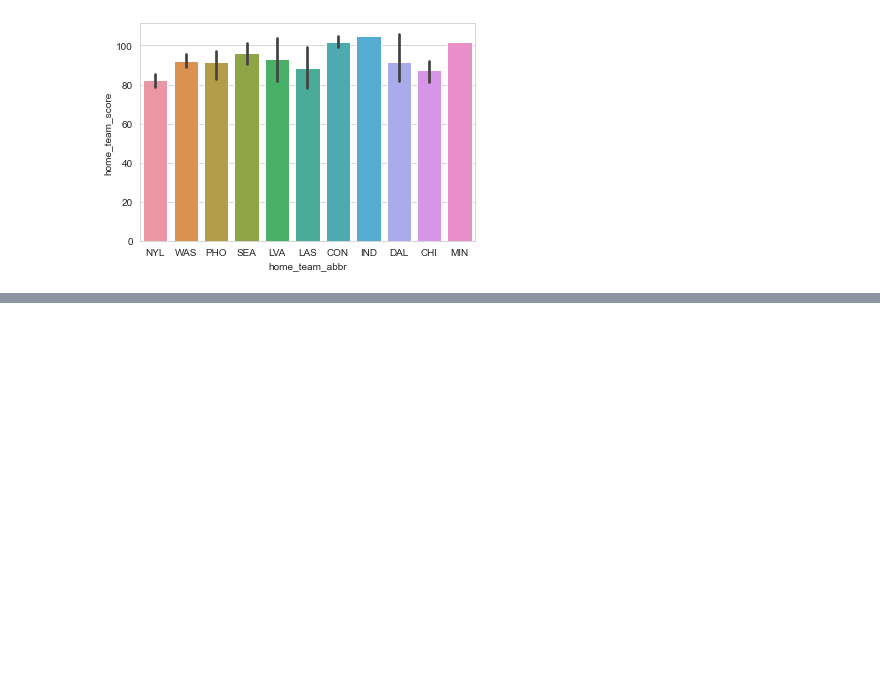
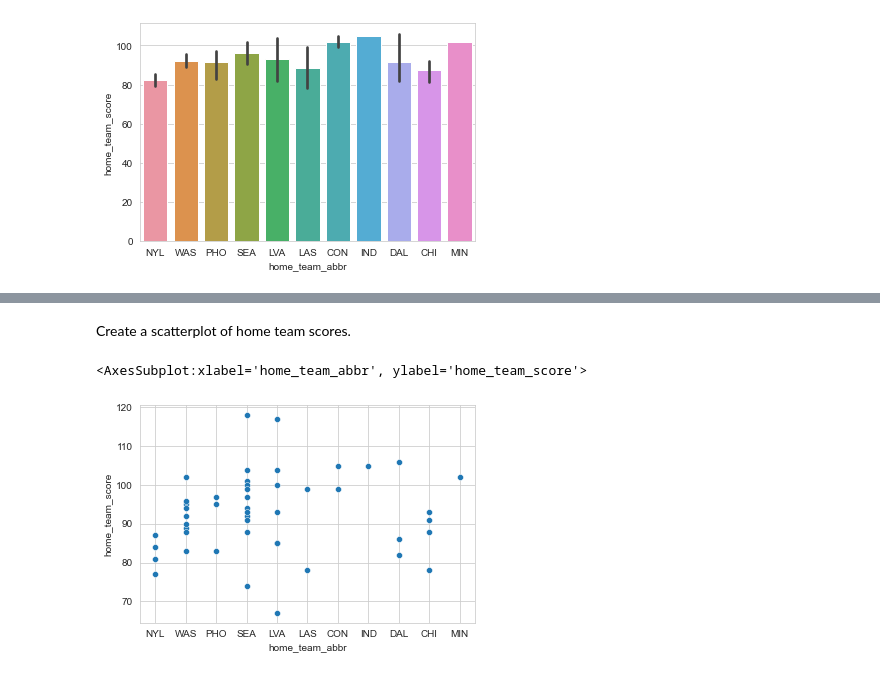
Before and after one commit to larsz-o/wnbaData, a Jupyter notebook: wnbaData.ipynb, the cells around one changed output, grey strips where cells are left out. Drawn from its saved outputs; the diff is of its cells as text; code cells hidden in the pictures; blank space fills up the shorter version.

```diff
--- a/wnbaData.ipynb
+++ b/wnbaData.ipynb
@@ -93,0 +102,7 @@ sns.barplot(x="home_team_winprob", y="home_team_abbr", data=home_wins)
+# %% [markdown]
+Create a scatterplot of home team scores.
+# %%
+sns.scatterplot(x=home_wins["home_team_abbr"], y=home_wins["home_team_score"])
+# %% [output]
+<AxesSubplot:xlabel='home_team_abbr', ylabel='home_team_score'>
+[figure, added]
```
Also changed, not shown: parts of 17 cells of this notebook.
